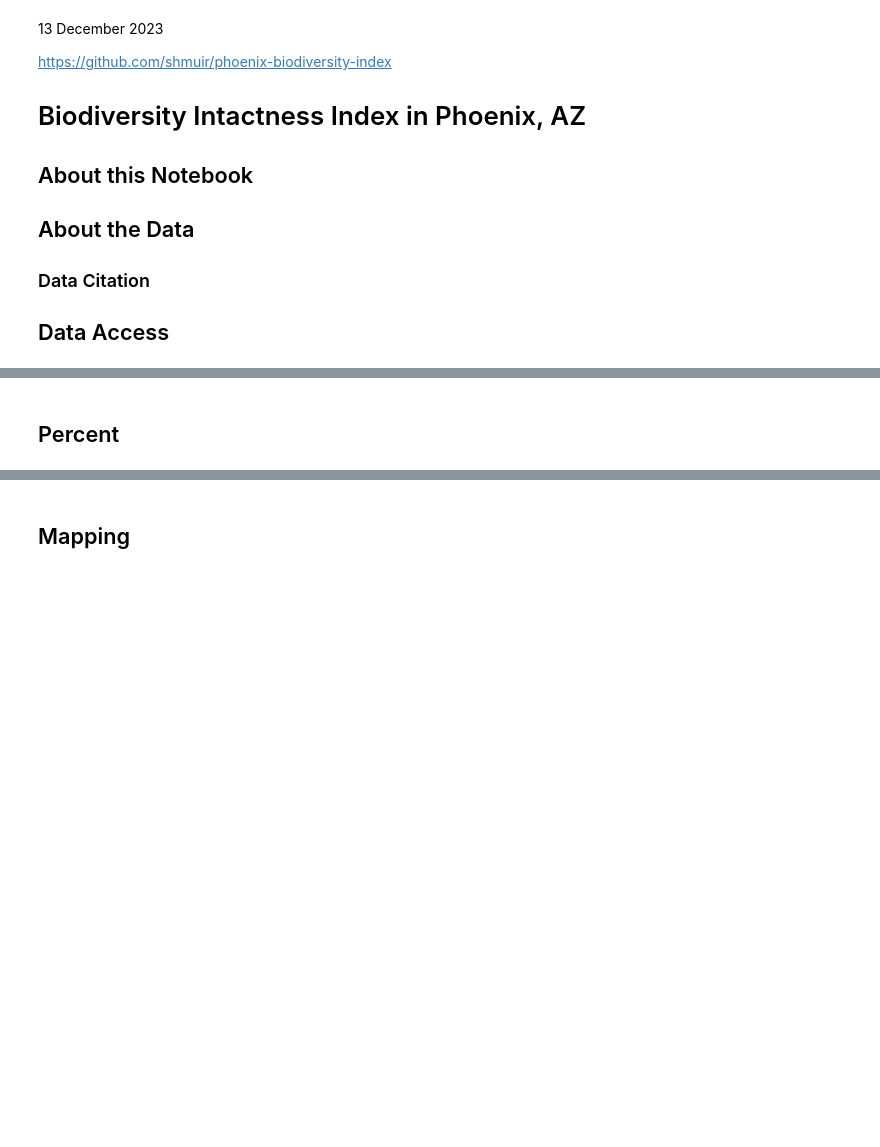
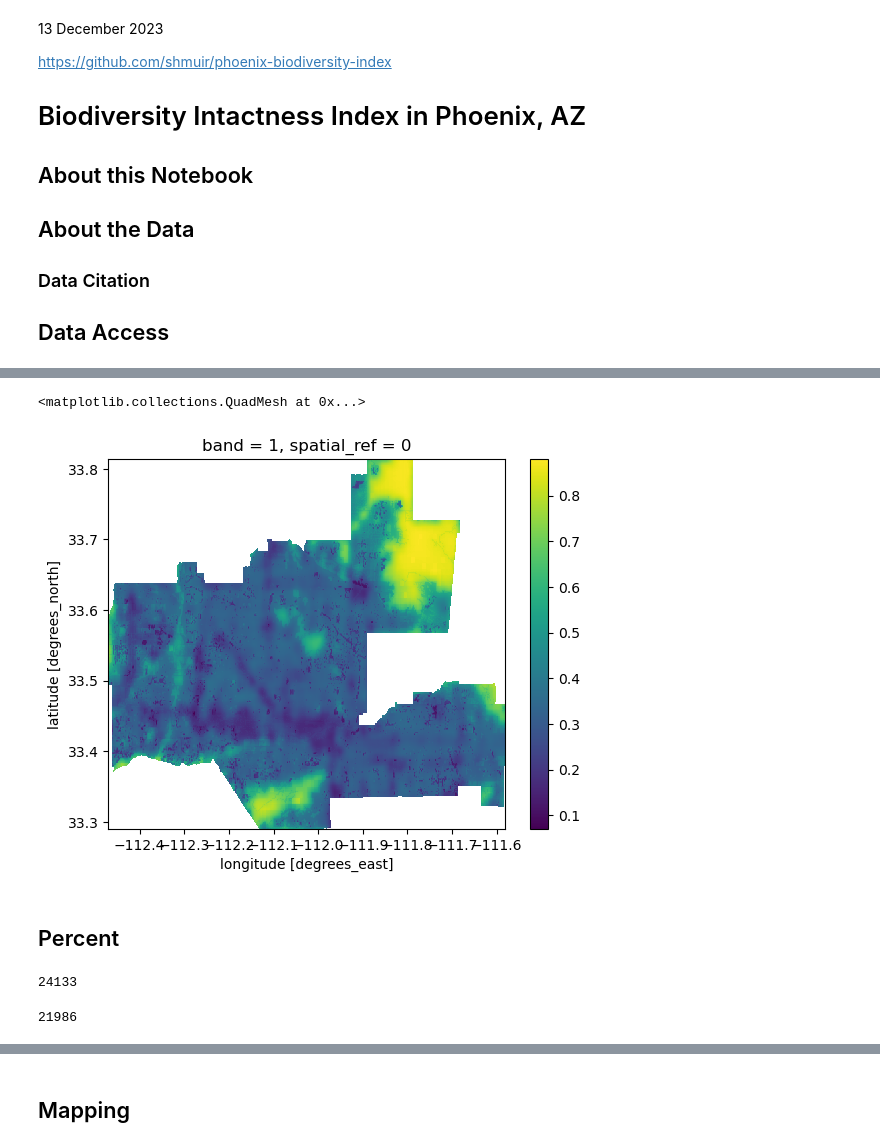
Before and after one commit to shmuir/phoenix-biodiversity-index, a Jupyter notebook: phoenix-biodiversity.ipynb, the cells around one changed output, grey strips where cells are left out. Cells and saved outputs as stored; diff of their text form; code cells hidden in the pictures; blank space fills up the shorter version.

```diff
--- a/phoenix-biodiversity.ipynb
+++ b/phoenix-biodiversity.ipynb
@@ -83,9 +100,9 @@ phoenix2017
 # %%
-phoenix2017 = phoenix2017.squeeze()
-phoenix2017 = phoenix2017.drop('band')
+#phoenix2017 = phoenix2017.squeeze()
+#phoenix2017 = phoenix2017.drop('band')
 
-phoenix2020 = phoenix2020.squeeze()
-phoenix2020 = phoenix2020.drop('band')
+#phoenix2020 = phoenix2020.squeeze()
+#phoenix2020 = phoenix2020.drop('band')
 # %%
 #phoenix.plot()
 # %%
@@ -93,5 +123,6 @@ phoenix_census.NAME.unique
 # %%
 phoenix_geom = phoenix_census[phoenix_census.NAME == 'Phoenix']
+phoenix_geom = phoenix_geom.to_crs(phoenix2017.rio.crs)
 # %%
 ax = phoenix_geom.plot(facecolor="none",
                    edgecolor="red",
@@ -104,3 +137,11 @@ cx.add_basemap(ax,
+# %%
+phoenix2017_clip = phoenix2017.rio.clip(phoenix_geom['geometry'])
+phoenix2020_clip = phoenix2020.rio.clip(phoenix_geom['geometry'])
+
+phoenix2017_clip.plot()
+# %% [output]
+<matplotlib.collections.QuadMesh at 0x...>
+[figure, added]
 # %% [markdown]
 ## Percent
 # %%
@@ -127 +150,7 @@ pix_counts_2020
+# %%
+print(phoenix2017_filter.values.sum())
+phoenix2020_filter.values.sum()
+# %% [output]
+24133
+21986
 # %%
```
Also changed, not shown: parts of 15 cells of this notebook.
